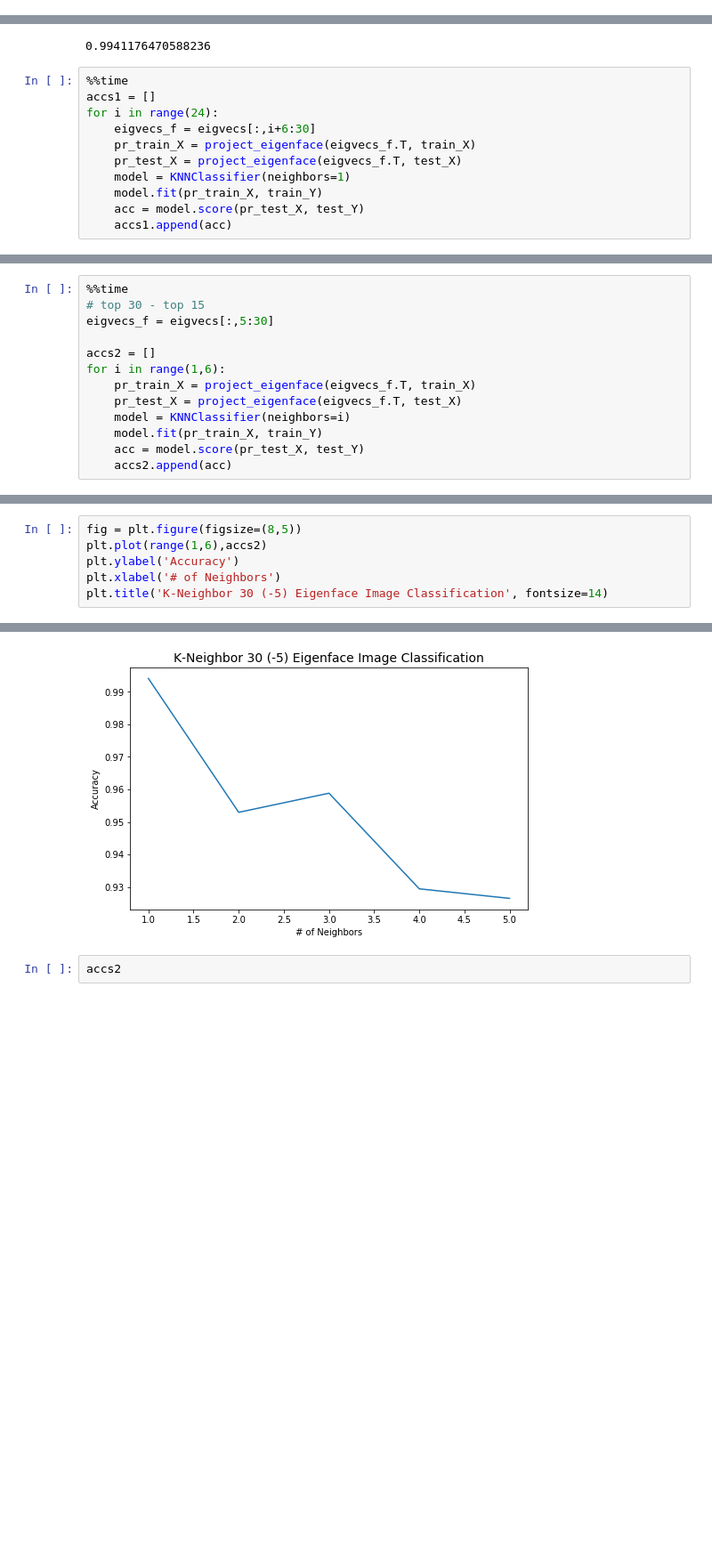
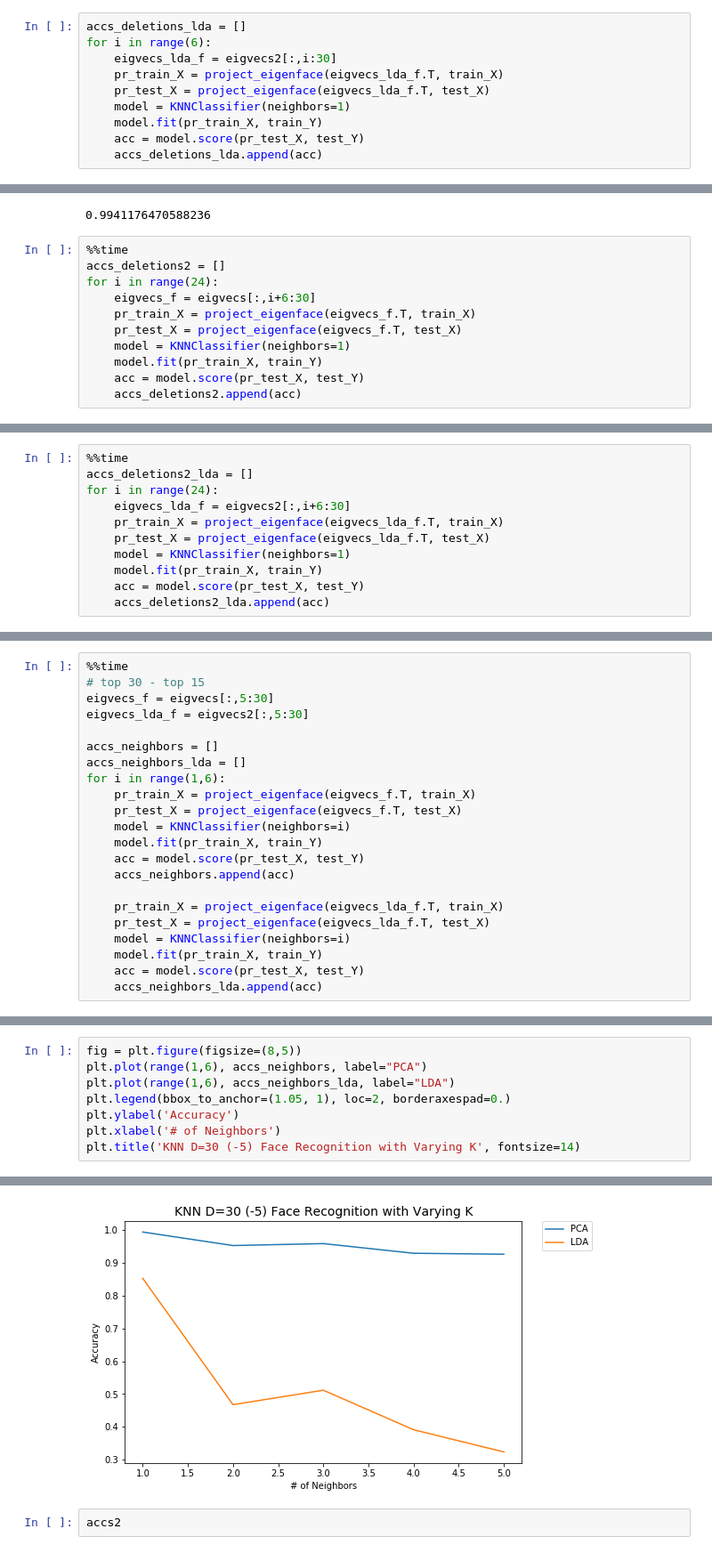
Before and after one commit to kevinniechen/face-recognition, a Jupyter notebook: notebooks/1.0-kc-train-load.ipynb, the cells around one changed output, grey strips where cells are left out. Shown: that part at 89% size. Drawn from its saved outputs; the diff is of its cells as text; blank space fills up the shorter version.

```diff
--- a/notebooks/1.0-kc-train-load.ipynb
+++ b/notebooks/1.0-kc-train-load.ipynb
@@ -354,2 +471,12 @@ Wall time: 41.3 s
+# %%
+accs_deletions_lda = []
+for i in range(6):
+    eigvecs_lda_f = eigvecs2[:,i:30]
+    pr_train_X = project_eigenface(eigvecs_lda_f.T, train_X)
+    pr_test_X = project_eigenface(eigvecs_lda_f.T, test_X)
+    model = KNNClassifier(neighbors=1)
+    model.fit(pr_train_X, train_Y)
+    acc = model.score(pr_test_X, test_Y)
+    accs_deletions_lda.append(acc)
 # %%
 fig = plt.figure(figsize=(8,5))
@@ -375,7 +504,7 @@ acc
 0.9941176470588236
 # %%
 %%time
-accs1 = []
+accs_deletions2 = []
 for i in range(24):
     eigvecs_f = eigvecs[:,i+6:30]
     pr_train_X = project_eigenface(eigvecs_f.T, train_X)
@@ -383,5 +512,5 @@ for i in range(24):
     model = KNNClassifier(neighbors=1)
     model.fit(pr_train_X, train_Y)
     acc = model.score(pr_test_X, test_Y)
-    accs1.append(acc)
+    accs_deletions2.append(acc)
 # %% [output]
@@ -389,0 +519,11 @@ Wall time: 1min 40s
+# %%
+%%time
+accs_deletions2_lda = []
+for i in range(24):
+    eigvecs_lda_f = eigvecs2[:,i+6:30]
+    pr_train_X = project_eigenface(eigvecs_lda_f.T, train_X)
+    pr_test_X = project_eigenface(eigvecs_lda_f.T, test_X)
+    model = KNNClassifier(neighbors=1)
+    model.fit(pr_train_X, train_Y)
+    acc = model.score(pr_test_X, test_Y)
+    accs_deletions2_lda.append(acc)
@@ -400,13 +545,22 @@ Text(0.5,1,'1-Neighbor 30 Eigenface Image Classification')
 %%time
 # top 30 - top 15
 eigvecs_f = eigvecs[:,5:30]
+eigvecs_lda_f = eigvecs2[:,5:30]
 
-accs2 = []
+accs_neighbors = []
+accs_neighbors_lda = []
 for i in range(1,6):
     pr_train_X = project_eigenface(eigvecs_f.T, train_X)
     pr_test_X = project_eigenface(eigvecs_f.T, test_X)
     model = KNNClassifier(neighbors=i)
     model.fit(pr_train_X, train_Y)
     acc = model.score(pr_test_X, test_Y)
-    accs2.append(acc)
+    accs_neighbors.append(acc)
+
+    pr_train_X = project_eigenface(eigvecs_lda_f.T, train_X)
+    pr_test_X = project_eigenface(eigvecs_lda_f.T, test_X)
+    model = KNNClassifier(neighbors=i)
+    model.fit(pr_train_X, train_Y)
+    acc = model.score(pr_test_X, test_Y)
+    accs_neighbors_lda.append(acc)
 # %% [output]
@@ -415,7 +569,9 @@ Wall time: 32.3 s
 # %%
 fig = plt.figure(figsize=(8,5))
-plt.plot(range(1,6),accs2)
+plt.plot(range(1,6), accs_neighbors, label="PCA")
+plt.plot(range(1,6), accs_neighbors_lda, label="LDA")
+plt.legend(bbox_to_anchor=(1.05, 1), loc=2, borderaxespad=0.)
 plt.ylabel('Accuracy')
 plt.xlabel('# of Neighbors')
-plt.title('K-Neighbor 30 (-5) Eigenface Image Classification', fontsize=14)
+plt.title('KNN D=30 (-5) Face Recognition with Varying K', fontsize=14)
 # %% [output]
@@ -423,4 +579,4 @@ Text(0.5,1,'K-Neighbor 30 (-5) Eigenface Image Classification')
-[figure, old version]
+[figure, new version]
 # %%
 accs2
 # %% [output]
```
Also changed, not shown: parts of 37 cells of this notebook, 10 other files.
